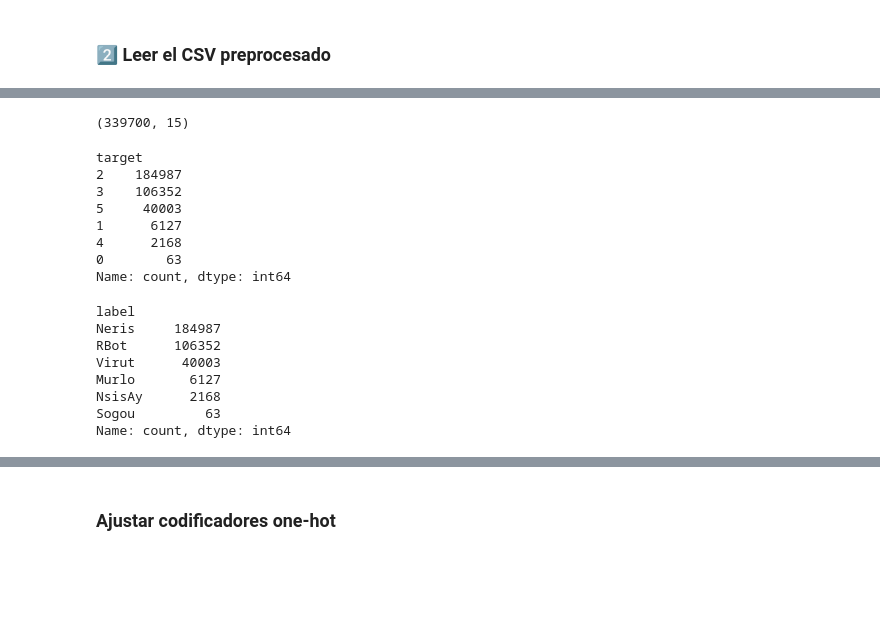
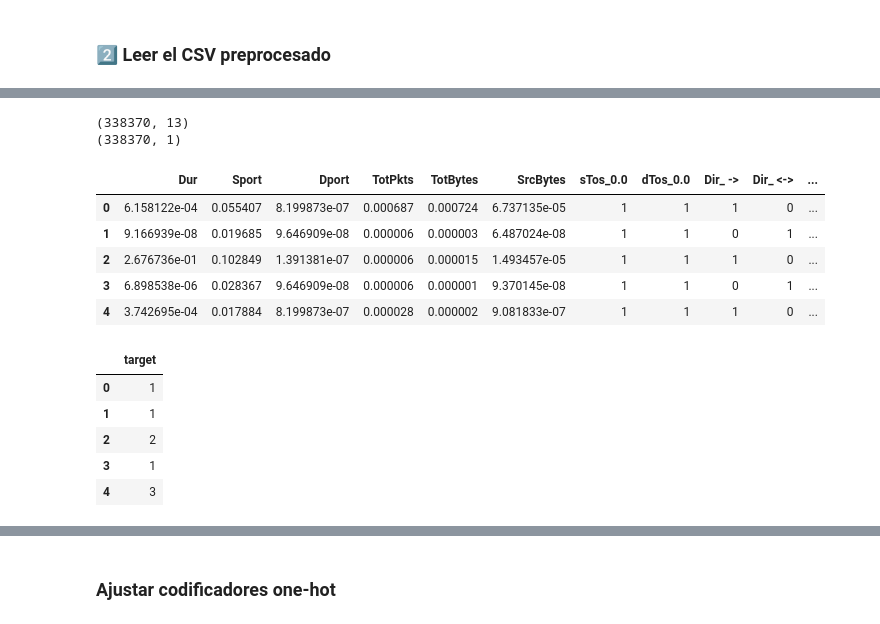
Before and after one commit to JRI11930/cyber-anomaly-hunter, a Jupyter notebook: notebooks/MultilayerPerceptronClassifier.ipynb, the cells around one changed output, grey strips where cells are left out. Saved outputs shown, nothing was run; the diff lists cells and outputs as text; code cells hidden in the pictures; blank space fills up the shorter version.

```diff
--- a/notebooks/MultilayerPerceptronClassifier.ipynb
+++ b/notebooks/MultilayerPerceptronClassifier.ipynb
@@ -167,29 +26,27 @@ Tipo de DataFrame: <class 'pandas.core.frame.DataFrame'>
-# %%
-encoded_df.shape
-# %% [output]
-(339700, 15)
-# %%
-target.shape
-target.value_counts()
-# %% [output]
-target
-2    184987
-3    106352
-5     40003
-1      6127
-4      2168
-0        63
-Name: count, dtype: int64
-# %%
-label.shape
-label.value_counts()
-# %% [output]
-label
-Neris     184987
-RBot      106352
-Virut      40003
-Murlo       6127
-NsisAy      2168
-Sogou         63
-Name: count, dtype: int64
+# %%
+X_features_matrix = pd.read_csv('./mlp_data/X_features_matrix.csv', index_col=False)
+Y_target_vector = pd.read_csv('./mlp_data/Y_target_vector.csv', index_col=False)
+print(X_features_matrix.shape)
+print(Y_target_vector.shape)
+# %% [output]
+(338370, 13)
+(338370, 1)
+# %%
+X_features_matrix.head()
+# %% [output]
+|  | Dur | Sport | Dport | TotPkts | TotBytes | SrcBytes | sTos_0.0 | dTos_0.0 | Dir_ -> | Dir_ <-> | ... |
+| 0 | 6.158122e-04 | 0.055407 | 8.199873e-07 | 0.000687 | 0.000724 | 6.737135e-05 | 1 | 1 | 1 | 0 | ... |
+| 1 | 9.166939e-08 | 0.019685 | 9.646909e-08 | 0.000006 | 0.000003 | 6.487024e-08 | 1 | 1 | 0 | 1 | ... |
+| 2 | 2.676736e-01 | 0.102849 | 1.391381e-07 | 0.000006 | 0.000015 | 1.493457e-05 | 1 | 1 | 1 | 0 | ... |
+| 3 | 6.898538e-06 | 0.028367 | 9.646909e-08 | 0.000006 | 0.000001 | 9.370145e-08 | 1 | 1 | 0 | 1 | ... |
+| 4 | 3.742695e-04 | 0.017884 | 8.199873e-07 | 0.000028 | 0.000002 | 9.081833e-07 | 1 | 1 | 1 | 0 | ... |
+# %%
+Y_target_vector.head()
+# %% [output]
+|  | target |
+| 0 | 1 |
+| 1 | 1 |
+| 2 | 2 |
+| 3 | 1 |
+| 4 | 3 |
 # %%
```
Also changed, not shown: parts of 27 cells of this notebook, 2 other files.
